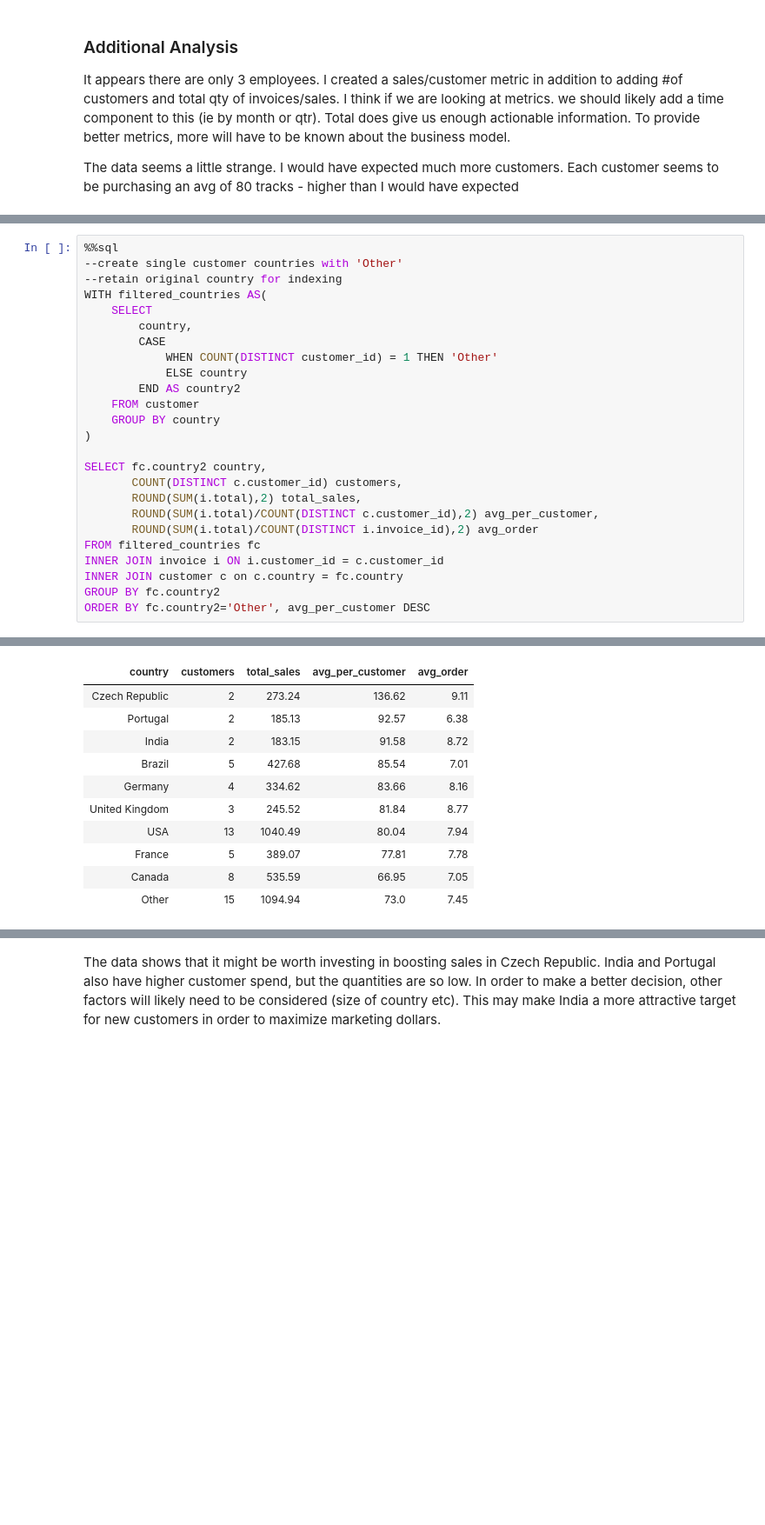
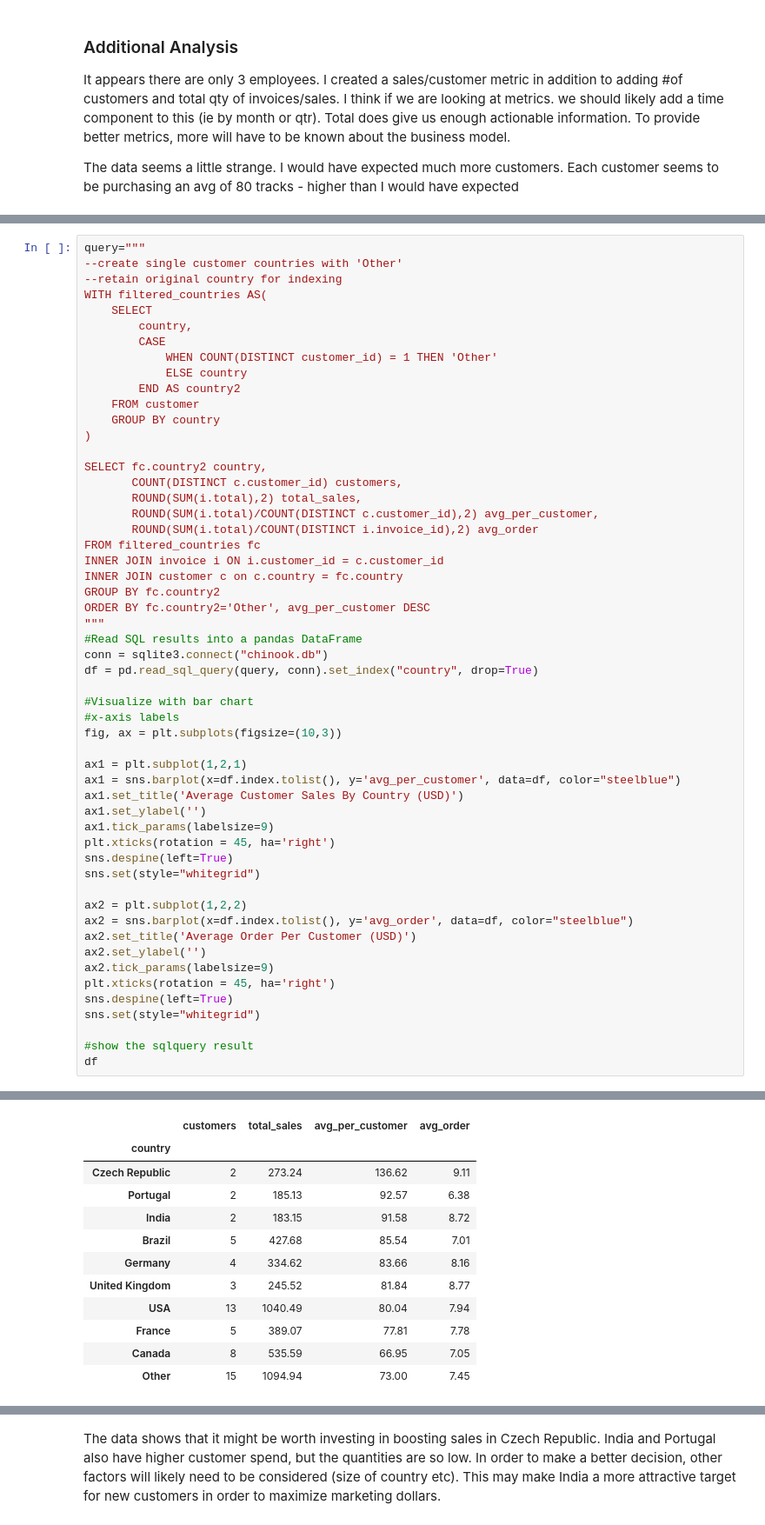
Before and after one commit to kevinjhuang/sql_chinook_business_analysis, a Jupyter notebook: SQL_Answering_Business_Questions.ipynb, the cells around one changed output, grey strips where cells are left out. Shown at 87% size. Saved outputs shown, nothing was run; the diff lists cells and outputs as text; blank space fills up the shorter version.

```diff
--- a/SQL_Answering_Business_Questions.ipynb
+++ b/SQL_Answering_Business_Questions.ipynb
@@ -186,7 +195,7 @@ Next we will write a query to look the following by Country:
 
 We are advised to place all countries with one customer into an Other category so we will tackle that first.
 # %%
-%%sql
+query="""
 --create single customer countries with 'Other'
 --retain original country for indexing
 WITH filtered_countries AS(
@@ -210,4 +219,33 @@ INNER JOIN invoice i ON i.customer_id = c.customer_id
 INNER JOIN customer c on c.country = fc.country
 GROUP BY fc.country2
 ORDER BY fc.country2='Other', avg_per_customer DESC
+"""
+#Read SQL results into a pandas DataFrame
+conn = sqlite3.connect("chinook.db")
+df = pd.read_sql_query(query, conn).set_index("country", drop=True)
+
+#Visualize with bar chart
+#x-axis labels
+fig, ax = plt.subplots(figsize=(10,3))
+
+ax1 = plt.subplot(1,2,1)
+ax1 = sns.barplot(x=df.index.tolist(), y='avg_per_customer', data=df, color="steelblue")
+ax1.set_title('Average Customer Sales By Country (USD)')
+ax1.set_ylabel('')
+ax1.tick_params(labelsize=9)
+plt.xticks(rotation = 45, ha='right')
+sns.despine(left=True)
+sns.set(style="whitegrid")
+
+ax2 = plt.subplot(1,2,2)
+ax2 = sns.barplot(x=df.index.tolist(), y='avg_order', data=df, color="steelblue")
+ax2.set_title('Average Order Per Customer (USD)')
+ax2.set_ylabel('')
+ax2.tick_params(labelsize=9)
+plt.xticks(rotation = 45, ha='right')
+sns.despine(left=True)
+sns.set(style="whitegrid")
+
+#show the sqlquery result
+df
 # %% [output]
@@ -216,4 +252,5 @@ Done.
-| country | customers | total_sales | avg_per_customer | avg_order |
+|  | customers | total_sales | avg_per_customer | avg_order |
+| country |  |  |  |  |
 | Czech Republic | 2 | 273.24 | 136.62 | 9.11 |
 | Portugal | 2 | 185.13 | 92.57 | 6.38 |
 | India | 2 | 183.15 | 91.58 | 8.72 |
@@ -223,4 +260,4 @@ Done.
 | USA | 13 | 1040.49 | 80.04 | 7.94 |
 | France | 5 | 389.07 | 77.81 | 7.78 |
 | Canada | 8 | 535.59 | 66.95 | 7.05 |
-| Other | 15 | 1094.94 | 73.0 | 7.45 |
+| Other | 15 | 1094.94 | 73.00 | 7.45 |
```
Also changed, not shown: parts of 20 cells of this notebook.
